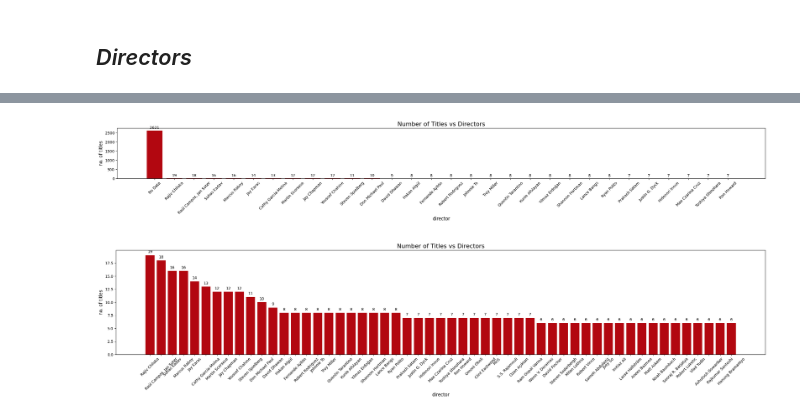
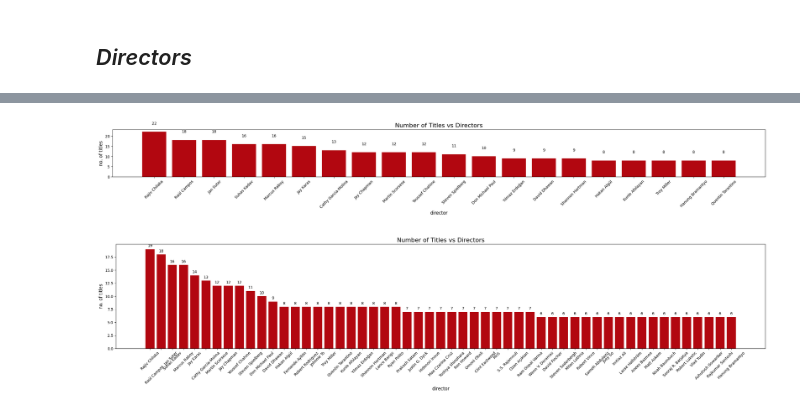
Before and after one commit to harshita-d/Data_Visualization, a Jupyter notebook: netflix-data-visualization.ipynb, the cells around one changed output, grey strips where cells are left out. Saved outputs shown, nothing was run; the diff lists cells and outputs as text; code cells hidden in the pictures.

```diff
--- a/netflix-data-visualization.ipynb
+++ b/netflix-data-visualization.ipynb
@@ -477,3 +477,8 @@ plot_bar(x_punc,y_punc,x_label,y_label,title,250, True, 6,4)
 [figure]
 # %% [markdown]
 ## *Directors*
+# %%
+data_split=data['director'].str.split(",").explode()
+director_data_split=data_split.groupby(data_split.values).size().sort_values(ascending=False).reset_index()
+director_data_split.columns=['director', 'movie_count']
+print(director_data_split)
@@ -480,14 +500,14 @@ plot_bar(x_punc,y_punc,x_label,y_label,title,250, True, 6,4)
 # %%
 # Showing director count
-director_count=data['director'].value_counts().head(30)
-x_direc=director_count.index
-y_direc=director_count.values
+director_data_split=director_data_split[director_data_split['director']!='No Data']
+x_direc=director_data_split['director'].head(20)
+y_direc=director_data_split['movie_count'].head(20)
 title="Number of Titles vs Directors"
 x_label="director"
 y_label="no. of titles"
-plot_bar(x_direc,y_direc,x_label,y_label,title,250, True, 25,4)
+plot_bar(x_direc,y_direc,x_label,y_label,title,5, True, 25,4)
 # %% [output]
-[figure, old version]
+[figure, new version]
 # %%
 # Showing director count with No Data
 dir_count1=data['director'].value_counts()
```
Also changed, not shown: parts of 19 cells of this notebook.
